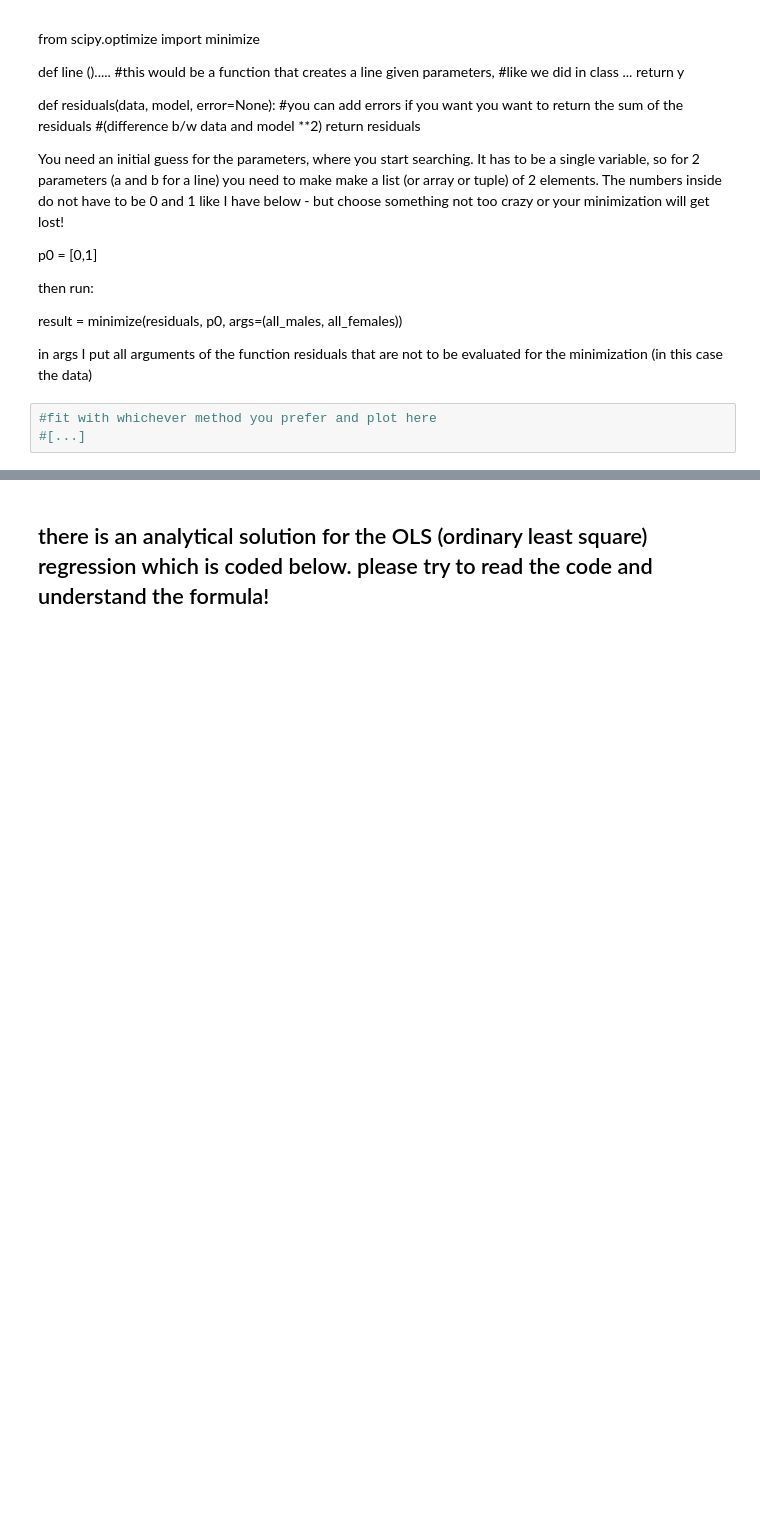
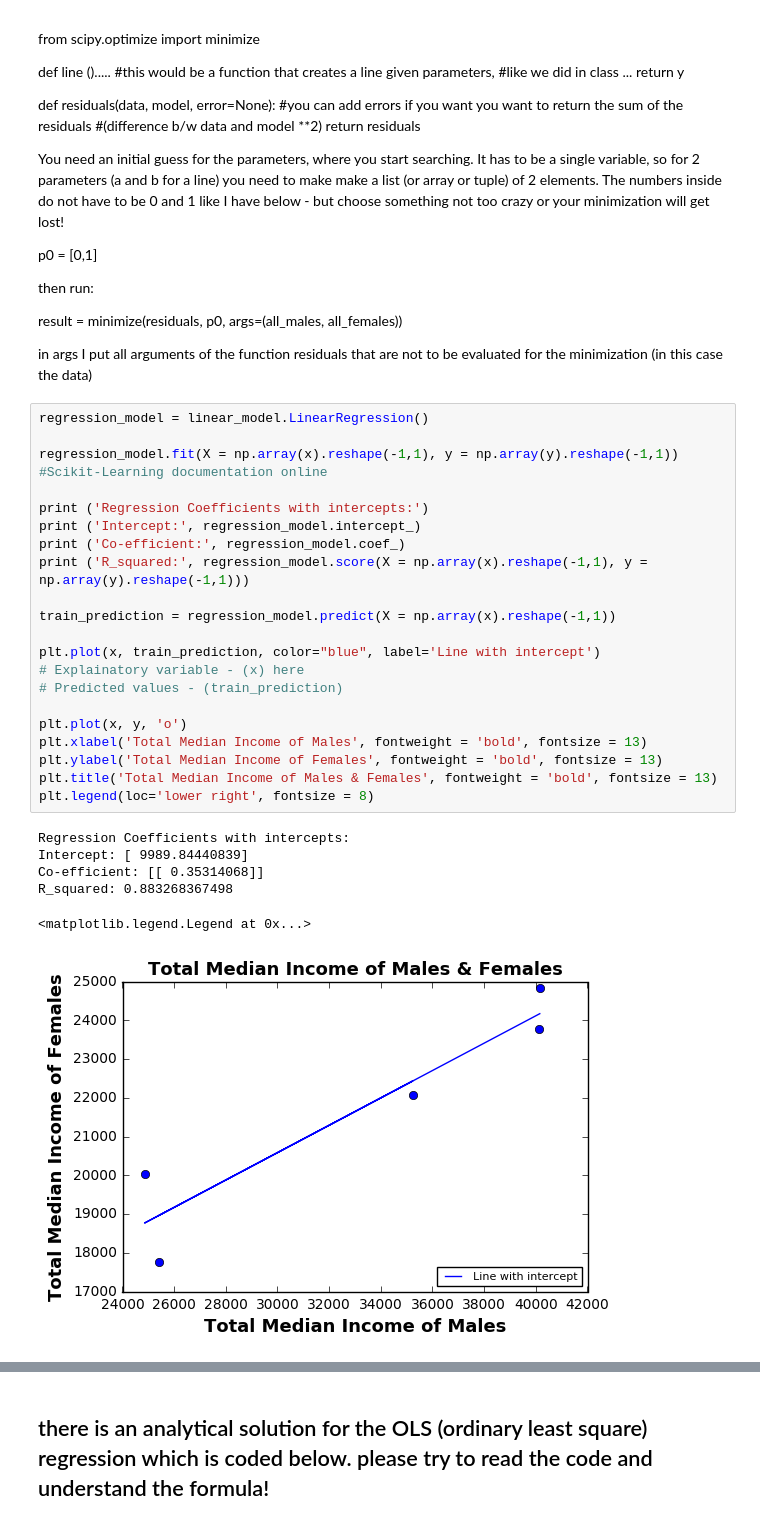
Before and after one commit to achillessaxby/PUI2016_aes807, a Jupyter notebook: HW5_aes807/HW5_Assignment_2_Solutions_aes807.ipynb, the cells around one changed output, grey strips where cells are left out. Saved outputs shown, nothing was run; the diff lists cells and outputs as text; blank space fills up the shorter version.

```diff
--- a/HW5_aes807/HW5_Assignment_2_Solutions_aes807.ipynb
+++ b/HW5_aes807/HW5_Assignment_2_Solutions_aes807.ipynb
@@ -228,6 +384,32 @@ then run:
 result = minimize(residuals, p0, args=(all_males, all_females))
 
 in args I put all arguments of the function residuals that are not to be evaluated for the minimization (in this case the data)
-# %%
-#fit with whichever method you prefer and plot here
-#[...]
+# %%
+regression_model = linear_model.LinearRegression()
+
+regression_model.fit(X = np.array(x).reshape(-1,1), y = np.array(y).reshape(-1,1))
+#Scikit-Learning documentation online
+
+print ('Regression Coefficients with intercepts:')
+print ('Intercept:', regression_model.intercept_)
+print ('Co-efficient:', regression_model.coef_)
+print ('R_squared:', regression_model.score(X = np.array(x).reshape(-1,1), y = np.array(y).reshape(-1,1)))
+
+train_prediction = regression_model.predict(X = np.array(x).reshape(-1,1))
+
+plt.plot(x, train_prediction, color="blue", label='Line with intercept')
+# Explainatory variable - (x) here
+# Predicted values - (train_prediction)
+
+plt.plot(x, y, 'o')
+plt.xlabel('Total Median Income of Males', fontweight = 'bold', fontsize = 13)
+plt.ylabel('Total Median Income of Females', fontweight = 'bold', fontsize = 13)
+plt.title('Total Median Income of Males & Females', fontweight = 'bold', fontsize = 13)
+plt.legend(loc='lower right', fontsize = 8)
+# %% [output]
+Regression Coefficients with intercepts:
+Intercept: [ 9989.84440839]
+Co-efficient: [[ 0.35314068]]
+R_squared: 0.883268367498
+<matplotlib.legend.Legend at 0x...>
+[figure, added]
```
Also changed, not shown: parts of 43 cells of this notebook.
